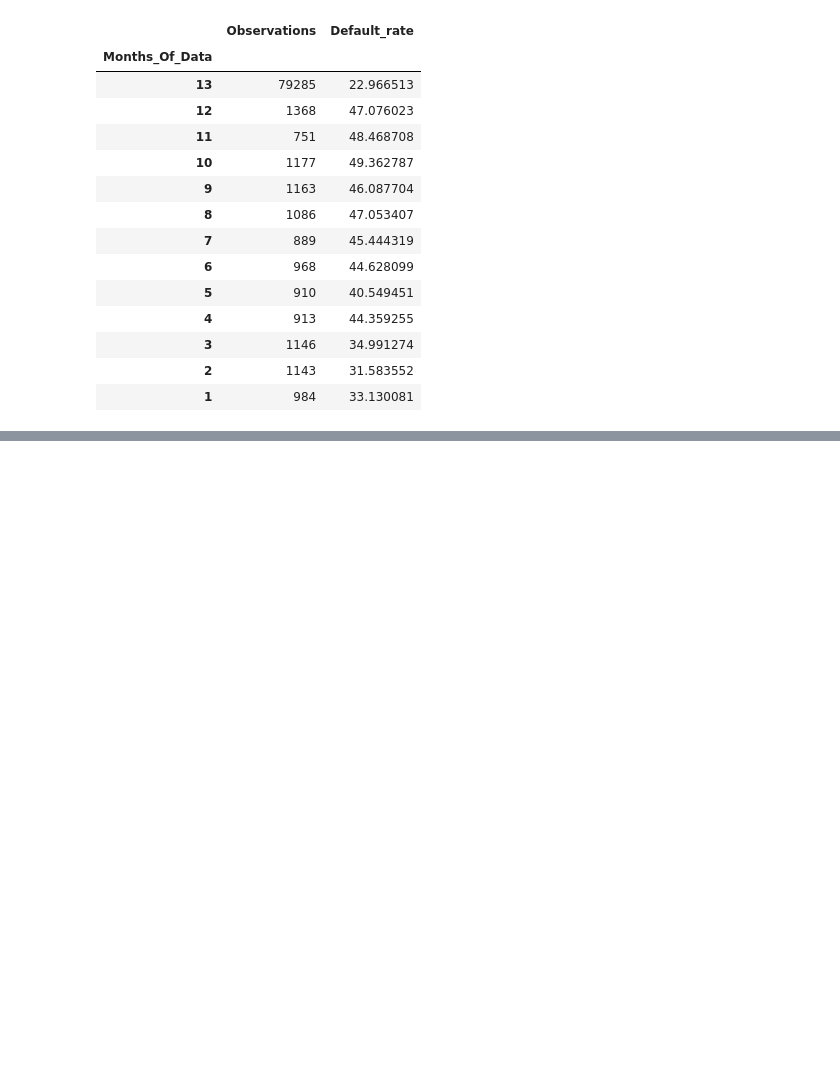
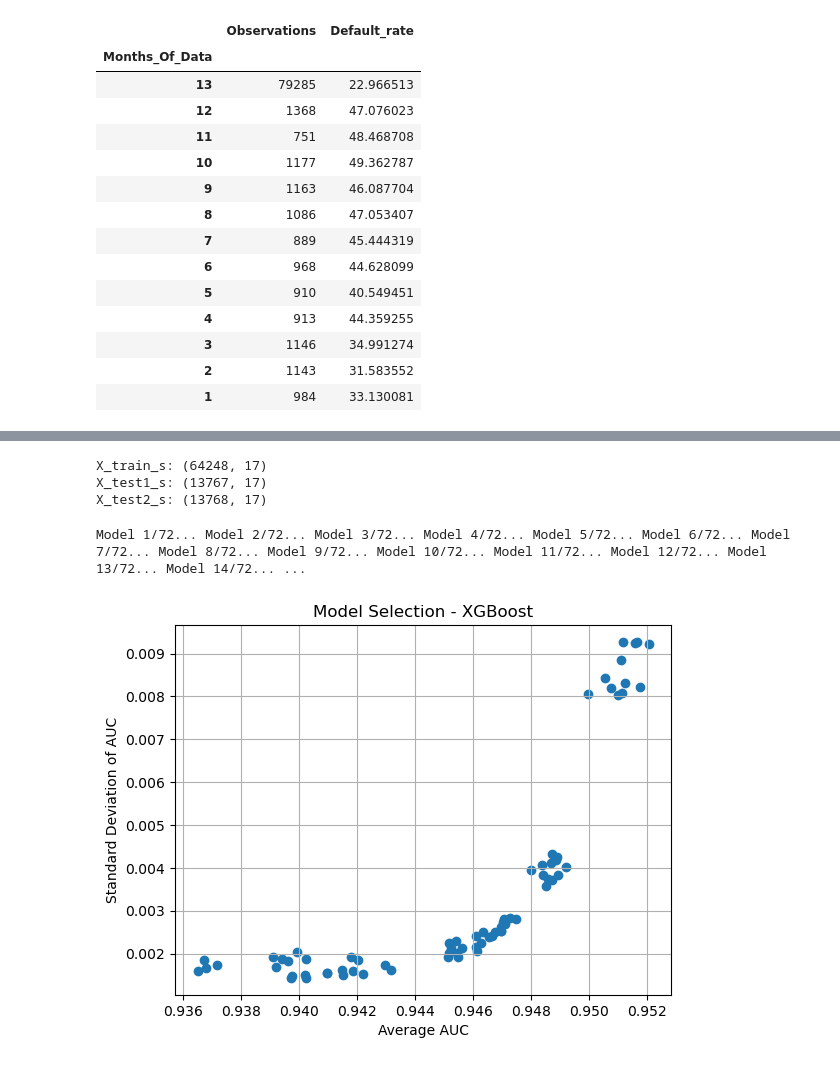
Before and after one commit to prathikraju/Credit_Risk_Project, a Jupyter notebook: Credi Risk Project.ipynb, the cells around one changed output, grey strips where cells are left out. Cells and saved outputs as stored; diff of their text form; code cells hidden in the pictures; blank space fills up the shorter version.

```diff
--- a/Credi Risk Project.ipynb
+++ b/Credi Risk Project.ipynb
@@ -279,0 +563,12 @@ result
+# %%
+X_train_s = X_train[selected_features]
+X_test1_s = X_test1[selected_features]
+X_test2_s = X_test2[selected_features]
+
+print(f"X_train_s: {X_train_s.shape}")
+print(f"X_test1_s: {X_test1_s.shape}")
+print(f"X_test2_s: {X_test2_s.shape}")
+# %% [output]
+X_train_s: (64248, 17)
+X_test1_s: (13767, 17)
+X_test2_s: (13768, 17)
@@ -279,0 +579,60 @@ result
+# %%
+grid_results = pd.read_csv('xgb_grid_search.csv')
+grid_results['Average AUC'] = grid_results[['AUC Train', 'AUC Test 1', 'AUC Test 2']].mean(axis=1)
+grid_results['Std AUC'] = grid_results[['AUC Train', 'AUC Test 1', 'AUC Test 2']].std(axis=1)
+# %%
+from xgboost import XGBClassifier
+from sklearn.metrics import roc_auc_score
+
+selected_cols = selected_features
+
+columns = ['Trees', 'LR', 'Subsample', '% Features', 'Weight of Default', 'AUC Train', 'AUC Test 1', 'AUC Test 2']
+results_df = pd.DataFrame(columns=columns)
+
+i = 0
+for trees in [50, 100, 300]:
+    for lr in [0.01, 0.1]:
+        for subsample in [0.5, 0.8]:
+            for colsample in [0.5, 1.0]:
+                for weight in [1, 5, 10]:
+                    print(f"Model {i+1}/72...", end=' ')
+
+                    xgb_model = XGBClassifier(
+                        n_estimators=trees,
+                        learning_rate=lr,
+                        max_depth=4,
+                        subsample=subsample,
+                        colsample_bytree=colsample,
+                        scale_pos_weight=weight,
+                        random_state=42,
+                        eval_metric='logloss'
+                    )
+                    xgb_model.fit(X_train[selected_cols], y_train)
+
+                    train_pred = xgb_model.predict_proba(X_train[selected_cols])[:, 1]
+                    test1_pred = xgb_model.predict_proba(X_test1[selected_cols])[:, 1]
+                    test2_pred = xgb_model.predict_proba(X_test2[selected_cols])[:, 1]
+
+                    auc_train = roc_auc_score(y_train, train_pred)
+                    auc_test1 = roc_auc_score(y_test1, test1_pred)
+                    auc_test2 = roc_auc_score(y_test2, test2_pred)
+
+                    results_df.loc[i] = [
+                        trees, lr, subsample, colsample, weight,
+                        auc_train, auc_test1, auc_test2
+                    ]
+                    i += 1
+                    results_df.to_csv('xgb_grid_search.csv', index=False)
+# %% [output]
+Model 1/72... Model 2/72... Model 3/72... Model 4/72... Model 5/72... Model 6/72... Model 7/72... Model 8/72... Model 9/72... Model 10/72... Model 11/72... Model 12/72... Model 13/72... Model 14/72... ...
+# %%
+import matplotlib.pyplot as plt
+
+plt.scatter(grid_results['Average AUC'], grid_results['Std AUC'])
+plt.xlabel('Average AUC')
+plt.ylabel('Standard Deviation of AUC')
+plt.title('Model Selection - XGBoost')
+plt.grid(True)
+plt.show()
+# %% [output]
+[figure, added]
```
Also changed, not shown: parts of 43 cells of this notebook.
